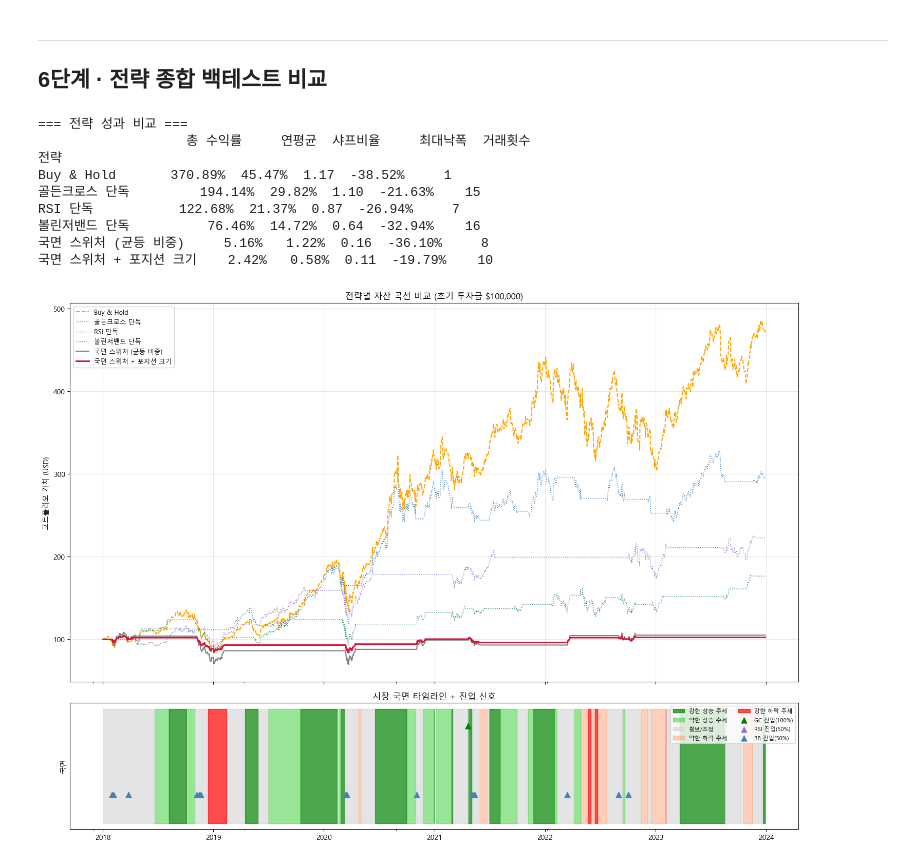
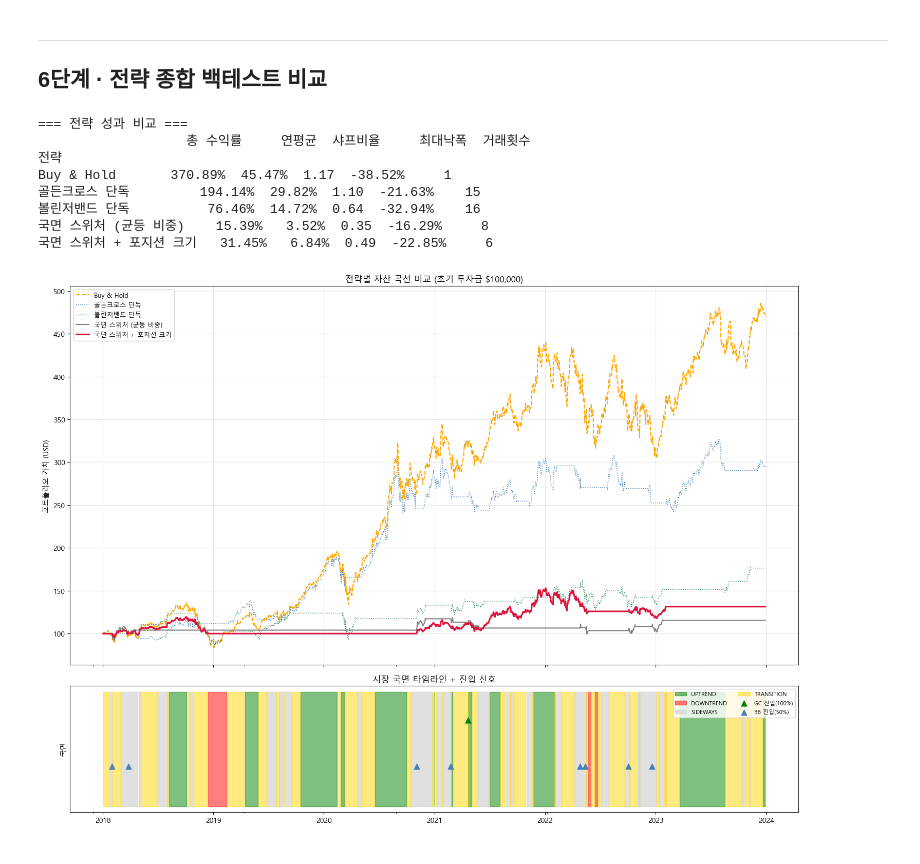
Before and after one commit to techshin31/test_stock, a Jupyter notebook: analysis/analysis_good593/study_vectorbt/06_시장국면_판별전략.ipynb, the cells around one changed output. Saved outputs shown, nothing was run; the diff lists cells and outputs as text; code cells hidden in the pictures.

```diff
--- a/analysis/analysis_good593/study_vectorbt/06_시장국면_판별전략.ipynb
+++ b/analysis/analysis_good593/study_vectorbt/06_시장국면_판별전략.ipynb
@@ -304,11 +321,11 @@ RSI 역추세 (WEAK_BULL):     14회 → 필터 후   0회
 # %%
-# ─── 3전략 신호 병합 (스위처) ─────────────────────────────────────
-# 국면이 겹치지 않으므로 OR로 단순 합산 가능
-switcher_entries = gc_entries | rsi_entries | bb_entries
-switcher_exits   = gc_exits   | rsi_exits   | bb_exits
+# ─── 전략 신호 병합 ────────────────────────────────────────────────
+# UPTREND → 골든크로스 / SIDEWAYS → 볼린저밴드 / DOWNTREND·TRANSITION → 매수 없음
+switcher_entries = gc_entries | bb_entries
+switcher_exits   = gc_exits   | bb_exits
 
 print(f'스위처 총 매수 신호: {switcher_entries.sum()}회')
-print(f'  └ 골든크로스:   {gc_entries.sum()}회')
-print(f'  └ RSI 역추세:   {rsi_entries.sum()}회')
-print(f'  └ 볼린저밴드:   {bb_entries.sum()}회')
+print(f'  └ 골든크로스 (UPTREND):  {gc_entries.sum()}회')
+print(f'  └ 볼린저밴드 (SIDEWAYS): {bb_entries.sum()}회')
+print(f'\n스위처 총 매도 신호: {switcher_exits.sum()}회')
 # %% [output]
@@ -393,9 +405,8 @@ bh_x = pd.Series(False, index=close.index); bh_x.iloc[-1] = True
 pf_bh = run_pf(bh_e, bh_x)
 
 # 단독 전략 (필터 없음)
-pf_gc_only  = run_pf(gc_entries_raw,  gc_exits_raw)
-pf_rsi_only = run_pf(rsi_entries_raw, rsi_exits_raw)
-pf_bb_only  = run_pf(bb_entries_raw,  bb_exits_raw)
+pf_gc_only = run_pf(gc_entries_raw, gc_exits_raw)
+pf_bb_only = run_pf(bb_entries_raw, bb_exits_raw)
 
 # 국면 필터 적용 (균등 비중)
 pf_switcher = run_pf(switcher_entries, switcher_exits)
@@ -406,7 +417,6 @@ pf_switcher = run_pf(switcher_entries, switcher_exits)
 strategies = {
     'Buy & Hold':               pf_bh,
     '골든크로스 단독':             pf_gc_only,
-    'RSI 단독':                  pf_rsi_only,
     '볼린저밴드 단독':             pf_bb_only,
     '국면 스위처 (균등 비중)':      pf_switcher,
     '국면 스위처 + 포지션 크기':    pf_sized,
@@ -432,10 +442,9 @@ print(result_df.to_string())
 전략
 Buy & Hold       370.89%  45.47%  1.17  -38.52%     1
 골든크로스 단독         194.14%  29.82%  1.10  -21.63%    15
-RSI 단독           122.68%  21.37%  0.87  -26.94%     7
 볼린저밴드 단독          76.46%  14.72%  0.64  -32.94%    16
-국면 스위처 (균등 비중)     5.16%   1.22%  0.16  -36.10%     8
-국면 스위처 + 포지션 크기    2.42%   0.58%  0.11  -19.79%    10
+국면 스위처 (균등 비중)    15.39%   3.52%  0.35  -16.29%     8
+국면 스위처 + 포지션 크기   31.45%   6.84%  0.49  -22.85%     6
 # %%
 # ─── 자산 곡선 + 국면 타임라인 통합 차트 ─────────────────────────
 fig, (ax1, ax2) = plt.subplots(2, 1, figsize=(15, 11),
@@ -445,52 +454,48 @@ fig, (ax1, ax2) = plt.subplots(2, 1, figsize=(15, 11),
 style_map = {
     'Buy & Hold':               ('orange',    '--', 1.5),
     '골든크로스 단독':             ('steelblue', ':',  1.0),
-    'RSI 단독':                  ('mediumpurple', ':',  1.0),
     '볼린저밴드 단독':             ('seagreen',  ':',  1.0),
     '국면 스위처 (균등 비중)':      ('gray',      '-',  1.5),
     '국면 스위처 + 포지션 크기':    ('crimson',   '-',  2.2),
 }
 
 for name, pf in strategies.items():
     color, ls, lw = style_map[name]
     pf.value().plot(ax=ax1, label=name, color=color, linestyle=ls, linewidth=lw)
 
 ax1.set_title('전략별 자산 곡선 비교 (초기 투자금 $100,000)')
 ax1.set_ylabel('포트폴리오 가치 (USD)')
 ax1.legend(loc='upper left', fontsize=9)
 ax1.grid(True, alpha=0.3)
 
 # 하단: 국면 타임라인
-regime_styles = {
-    '강한 상승 추세': ('green',      0.7),
-    '약한 상승 추세': ('limegreen',  0.5),
-    '횡보/조정':     ('lightgray',  0.6),
-    '약한 하락 추세': ('lightsalmon',0.5),
-    '강한 하락 추세': ('red',        0.7),
+regime_colors = {
+    'UPTREND':    ('green',     0.5),
+    'DOWNTREND':  ('red',       0.5),
+    'SIDEWAYS':   ('lightgray', 0.7),
+    'TRANSITION': ('gold',      0.5),
 }
-for r_name, (r_color, r_alpha) in regime_styles.items():
-    ax2.fill_between(close.index, 0, 1,
-                     where=(regime == r_name),
+for r_name, (r_color, r_alpha) in regime_colors.items():
+    mask = regime == r_name
+    ax2.fill_between(close.index, 0, 1, where=mask,
                      color=r_color, alpha=r_alpha, label=r_name)
 
 # 진입 신호 마커
-ax2.scatter(close.index[gc_entries],  [0.85]*gc_entries.sum(),
-            marker='^', color='green',        s=60, zorder=5, label='GC 진입(100%)')
-ax2.scatter(close.index[rsi_entries], [0.55]*rsi_entries.sum(),
-            marker='^', color='mediumpurple', s=60, zorder=5, label='RSI 진입(50%)')
-ax2.scatter(close.index[bb_entries],  [0.25]*bb_entries.sum(),
-            marker='^', color='steelblue',   s=60, zorder=5, label='BB 진입(50%)')
+ax2.scatter(close.index[gc_entries], [0.75]*gc_entries.sum(),
+            marker='^', color='green',      s=60, zorder=5, label='GC 진입(100%)')
+ax2.scatter(close.index[bb_entries], [0.35]*bb_entries.sum(),
+            marker='^', color='steelblue',  s=60, zorder=5, label='BB 진입(50%)')
 
 ax2.set_title('시장 국면 타임라인 + 진입 신호')
 ax2.set_ylabel('국면')
 ax2.set_yticks([])
 ax2.legend(loc='upper right', fontsize=8, ncol=2)
 ax2.grid(False)
 
 plt.tight_layout()
 plt.show()
 # %% [output]
-[figure, old version]
+[figure, new version]
 # %% [markdown]
 ---
 ## 정리
```
Also changed, not shown: parts of 10 cells of this notebook.
